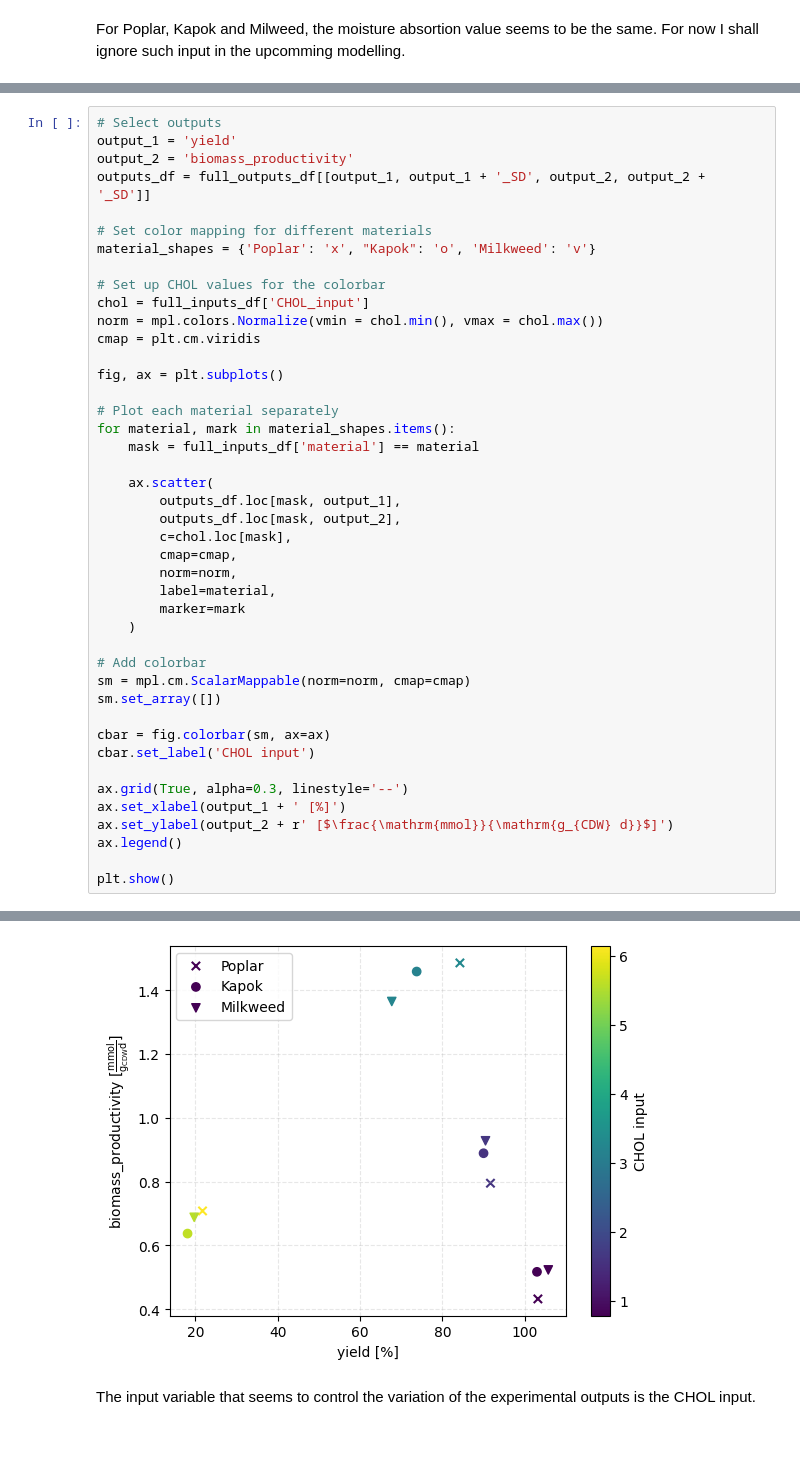
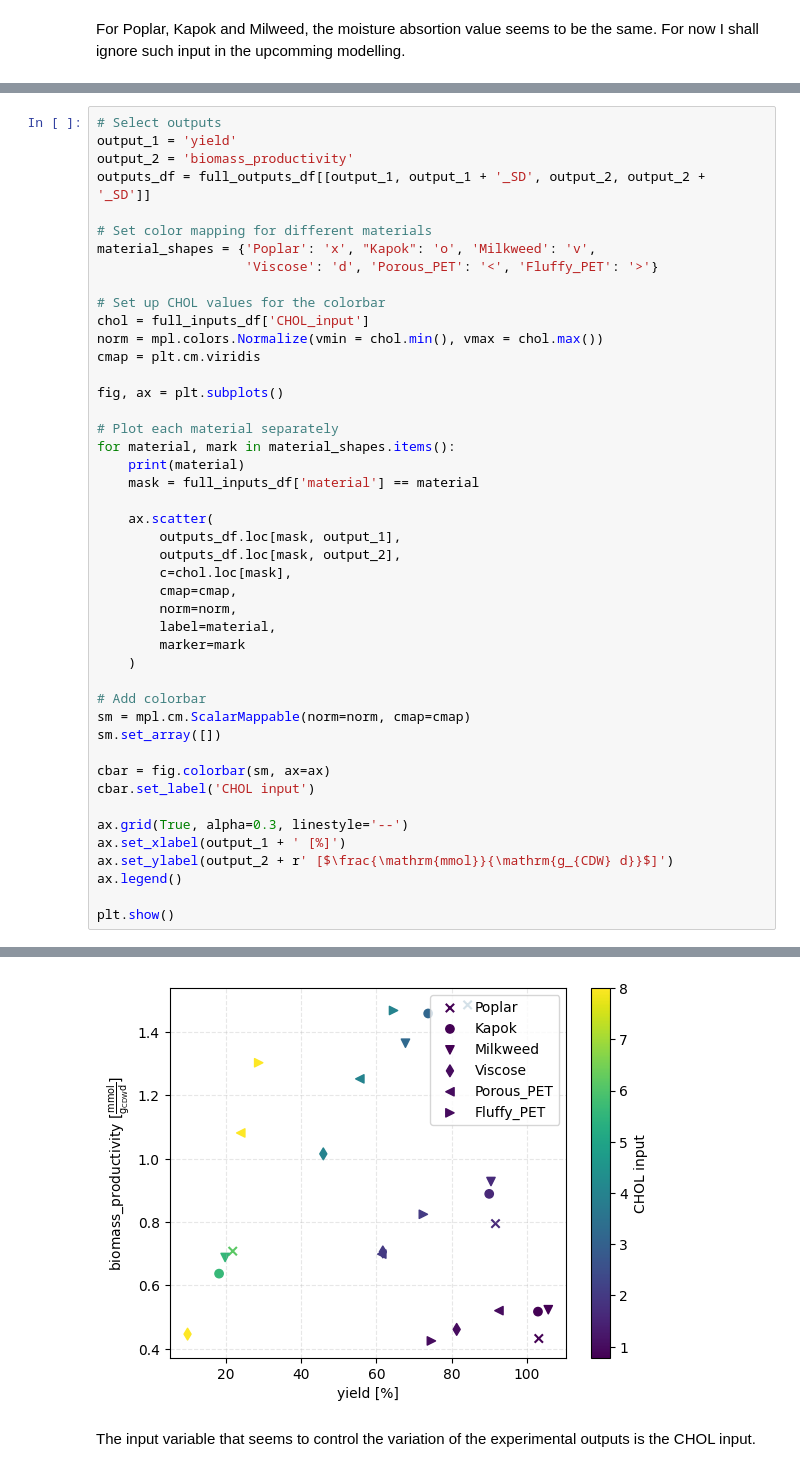
Before and after one commit to LucaBattt/GP-and-BO-for-Material-Selection, a Jupyter notebook: MaterialsDatasetAnalysis.ipynb, the cells around one changed output, grey strips where cells are left out. Saved outputs shown, nothing was run; the diff lists cells and outputs as text; blank space fills up the shorter version.

Commit message:
Added Fluffy PET and discrepancy metric between duplicates of each material per CHOL input

```diff
--- a/MaterialsDatasetAnalysis.ipynb
+++ b/MaterialsDatasetAnalysis.ipynb
@@ -47,7 +55,8 @@ output_2 = 'biomass_productivity'
 outputs_df = full_outputs_df[[output_1, output_1 + '_SD', output_2, output_2 + '_SD']]
 
 # Set color mapping for different materials
-material_shapes = {'Poplar': 'x', "Kapok": 'o', 'Milkweed': 'v'}
+material_shapes = {'Poplar': 'x', "Kapok": 'o', 'Milkweed': 'v',
+                   'Viscose': 'd', 'Porous_PET': '<', 'Fluffy_PET': '>'}
 
 # Set up CHOL values for the colorbar
 chol = full_inputs_df['CHOL_input']
@@ -58,6 +67,7 @@ fig, ax = plt.subplots()
 
 # Plot each material separately
 for material, mark in material_shapes.items():
+    print(material)
     mask = full_inputs_df['material'] == material
 
     ax.scatter(
@@ -87,3 +103,3 @@ plt.show()
-[figure, old version]
+[figure, new version]
 # %% [markdown]
 The input variable that seems to control the variation of the experimental outputs is the CHOL input.
```
Also changed, not shown: parts of 10 cells of this notebook, 2 other files.
